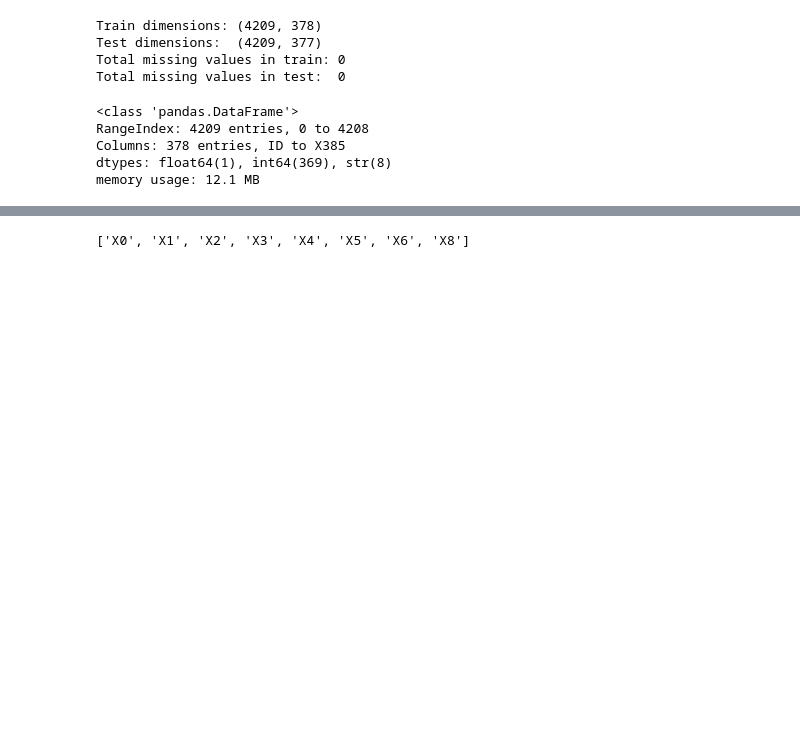
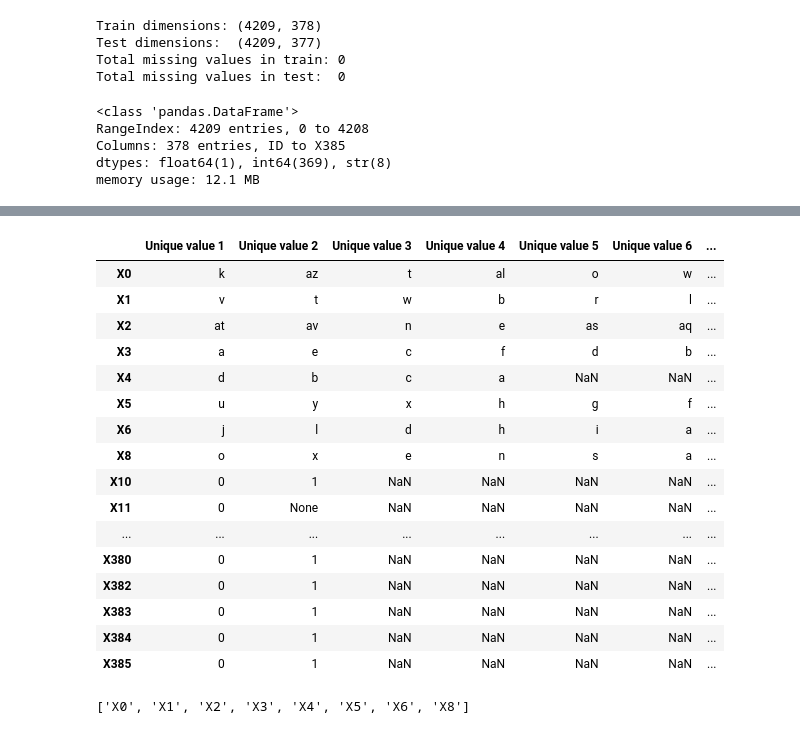
Before and after one commit to 1com/mercedes-benz-test-bench-regression, a Jupyter notebook: notebooks/01_eda.ipynb, the cells around one changed output, grey strips where cells are left out. Saved outputs shown, nothing was run; the diff lists cells and outputs as text; code cells hidden in the pictures; blank space fills up the shorter version.

```diff
--- a/notebooks/01_eda.ipynb
+++ b/notebooks/01_eda.ipynb
@@ -35,3 +45,34 @@ memory usage: 12.1 MB
+# %%
+unique_values = {col: train_df[col].unique() for col in train_df.columns if col not in ["ID", "y"]}
+
+unique_df = pd.DataFrame.from_dict(unique_values, orient='index')
+unique_df.columns = [f'Unique value {i+1}' for i in range(unique_df.shape[1])]
+
+from IPython.display import HTML, display
+
+display(HTML(f"""
+<div style="max-height: 400px; overflow-y: auto;">
+{unique_df.to_html(max_rows=None)}
+</div>
+"""))
+# %% [output]
+|  | Unique value 1 | Unique value 2 | Unique value 3 | Unique value 4 | Unique value 5 | Unique value 6 | ... |
+| X0 | k | az | t | al | o | w | ... |
+| X1 | v | t | w | b | r | l | ... |
+| X2 | at | av | n | e | as | aq | ... |
+| X3 | a | e | c | f | d | b | ... |
+| X4 | d | b | c | a | NaN | NaN | ... |
+| X5 | u | y | x | h | g | f | ... |
+| X6 | j | l | d | h | i | a | ... |
+| X8 | o | x | e | n | s | a | ... |
+| X10 | 0 | 1 | NaN | NaN | NaN | NaN | ... |
+| X11 | 0 | None | NaN | NaN | NaN | NaN | ... |
+| ... | ... | ... | ... | ... | ... | ... | ... |
+| X380 | 0 | 1 | NaN | NaN | NaN | NaN | ... |
+| X382 | 0 | 1 | NaN | NaN | NaN | NaN | ... |
+| X383 | 0 | 1 | NaN | NaN | NaN | NaN | ... |
+| X384 | 0 | 1 | NaN | NaN | NaN | NaN | ... |
+| X385 | 0 | 1 | NaN | NaN | NaN | NaN | ... |
 # %%
 cat_cols = train_df.select_dtypes(include=["str"]).columns.tolist()
 binary_cols = [c for c in train_df.columns if c not in cat_cols and c not in ["ID", "y"]]
```
Also changed, not shown: parts of 2 cells of this notebook, 1 other file.
